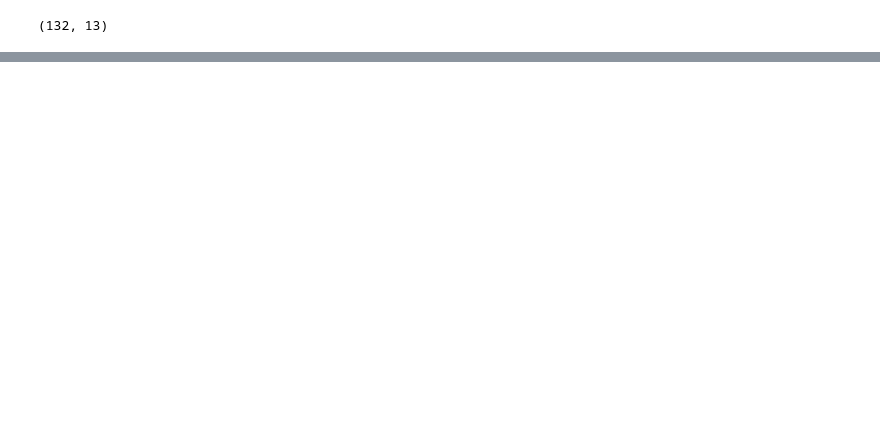
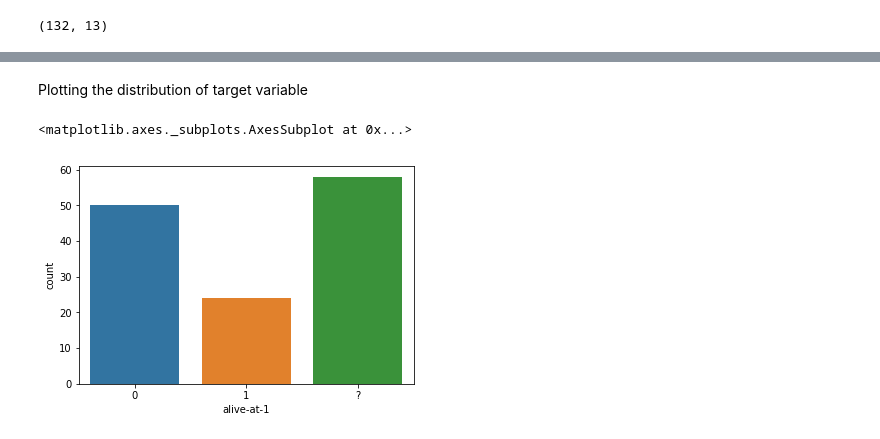
Before and after one commit to dsankar000/Final-Exam, a Jupyter notebook: ECG.ipynb, the cells around one changed output, grey strips where cells are left out. Cells and saved outputs as stored; diff of their text form; code cells hidden in the pictures; blank space fills up the shorter version.

```diff
--- a/ECG.ipynb
+++ b/ECG.ipynb
@@ -47,5 +59,3 @@ memory usage: 13.5+ KB
 # %%
-data = data.drop([10],axis=1)
-# del(data[10])
+data = data.drop(['Survival'],axis=1)
+data = data.drop(['still-alive'],axis=1)
-# %%
-data = data[(data[11]!='?') & (data[12]!='?')]
@@ -55,3 +71,10 @@ data = data.dropna()
+# %% [markdown]
+Plotting the distribution of target variable
+# %%
+sns.countplot(data['alive-at-1'])
+# %% [output]
+<matplotlib.axes._subplots.AxesSubplot at 0x...>
+[figure, added]
 # %%
 data.shape
 # %% [output]
```
Also changed, not shown: parts of 19 cells of this notebook.
